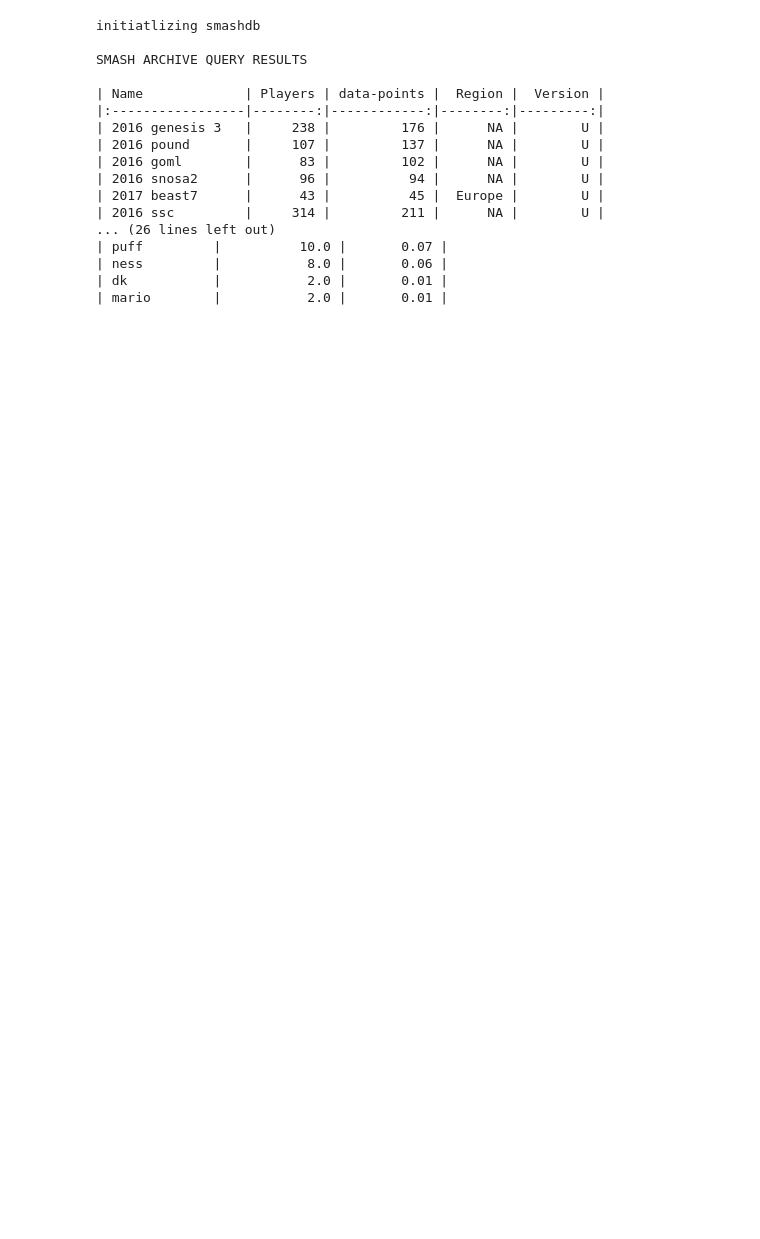
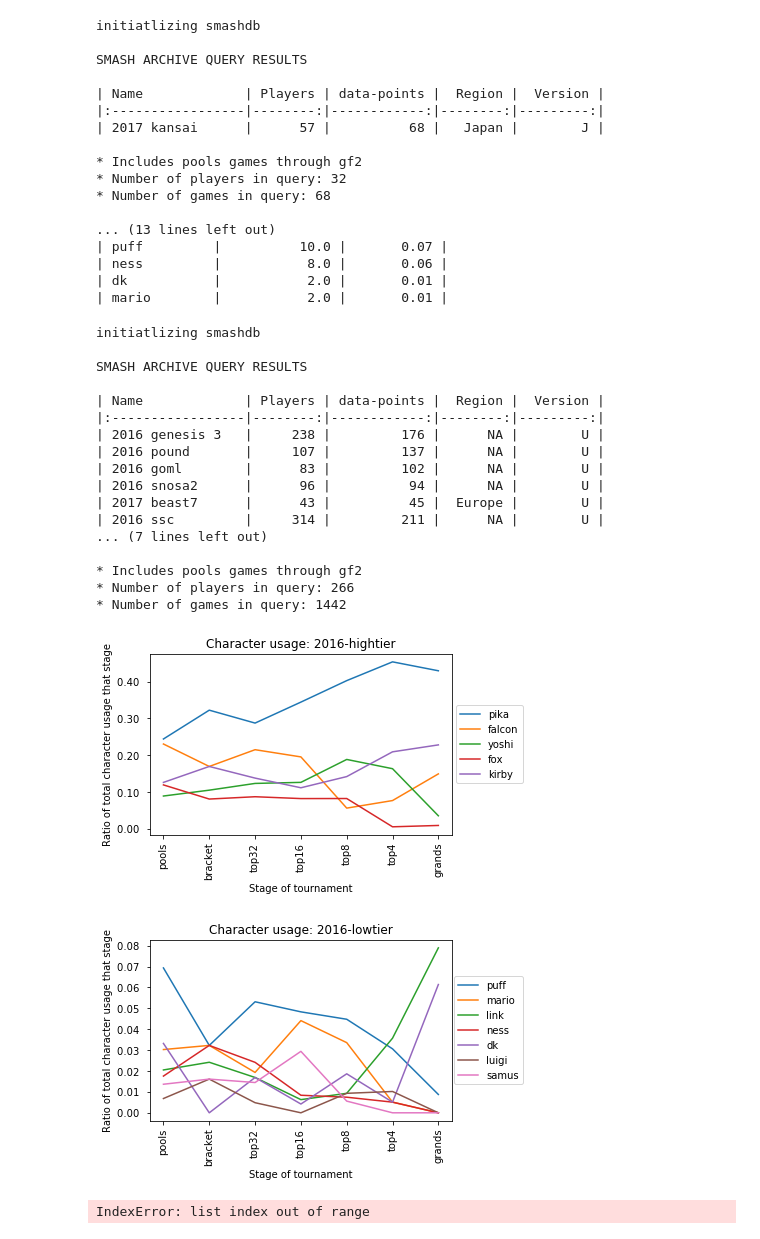
Before and after one commit to NCssb64/major-stats, a Jupyter notebook: testing_smasharchive.ipynb, the cells around one changed output. Drawn from its saved outputs; the diff is of its cells as text; code cells hidden in the pictures; blank space fills up the shorter version.

Commit message:
making smashplots have a flag to suppresss; refactoring code for simplicity

```diff
--- a/testing_smasharchive.ipynb
+++ b/testing_smasharchive.ipynb
@@ -58,13 +88,15 @@ SMASH ARCHIVE QUERY RESULTS
 # %%
 # CHAR USE TABLES
+# Print Kansai players
 db = smasharchive.smashdb()
-db.print_header()
 db.tournament_name_skip['beast7'] = 1
 db.tournament_name_skip['genesis 4'] = 1
 db.tournament_year_skip['2016'] = 1
 db.level_limits = [0,9]
 db.refilter_archive()
+db.print_header()
 db.print_chargames_stats()
+#db.print_playerchar()
 # %% [output]
 initiatlizing smashdb
 
@@ -72,14 +104,44 @@ SMASH ARCHIVE QUERY RESULTS
 
 | Name             | Players | data-points |  Region |  Version |
 |:-----------------|--------:|------------:|--------:|---------:|
-| 2016 genesis 3   |     238 |         176 |      NA |        U |
-| 2016 pound       |     107 |         137 |      NA |        U |
-| 2016 goml        |      83 |         102 |      NA |        U |
-| 2016 snosa2      |      96 |          94 |      NA |        U |
-| 2017 beast7      |      43 |          45 |  Europe |        U |
-| 2016 ssc         |     314 |         211 |      NA |        U |
-... (26 lines left out)
+| 2017 kansai      |      57 |          68 |   Japan |        J |
+
+* Includes pools games through gf2
+* Number of players in query: 32
+* Number of games in query: 68
+
+... (13 lines left out)
 | puff         |          10.0 |       0.07 |
 | ness         |           8.0 |       0.06 |
 | dk           |           2.0 |       0.01 |
 | mario        |           2.0 |       0.01 |
+# %%
+db = smasharchive.smashdb()
+db.tournament_name_skip['kansai'] = 1
+db.level_limits = [0,9]
+db.refilter_archive()
+db.print_header()
+# db.print_playerchar()
+import smashplots as smp
+smp.plot_char_use(db, '2016')
+# %% [output]
+initiatlizing smashdb
+
+SMASH ARCHIVE QUERY RESULTS
+
+| Name             | Players | data-points |  Region |  Version |
+|:-----------------|--------:|------------:|--------:|---------:|
+| 2016 genesis 3   |     238 |         176 |      NA |        U |
+| 2016 pound       |     107 |         137 |      NA |        U |
+| 2016 goml        |      83 |         102 |      NA |        U |
+| 2016 snosa2      |      96 |          94 |      NA |        U |
+| 2017 beast7      |      43 |          45 |  Europe |        U |
+| 2016 ssc         |     314 |         211 |      NA |        U |
+... (7 lines left out)
+
+* Includes pools games through gf2
+* Number of players in query: 266
+* Number of games in query: 1442
+[figure, added]
+[figure, added]
+IndexError: list index out of range
```
Also changed, not shown: parts of 3 cells of this notebook, 2 other files.
